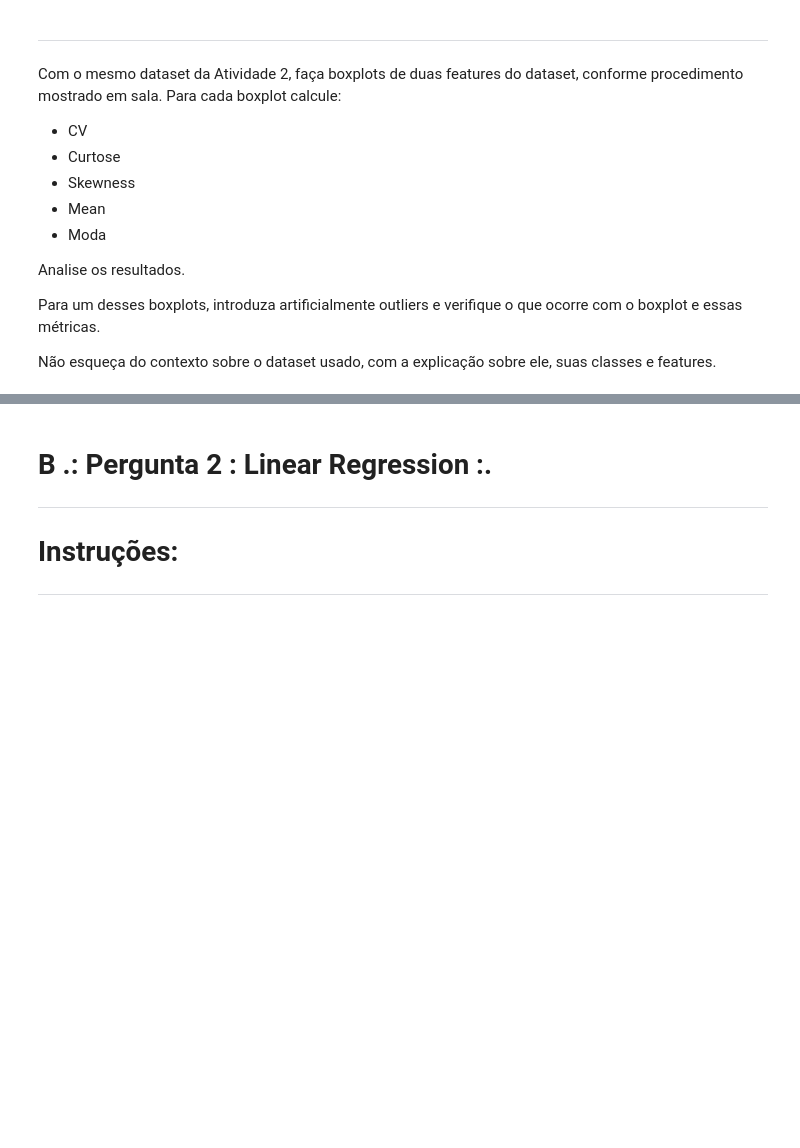
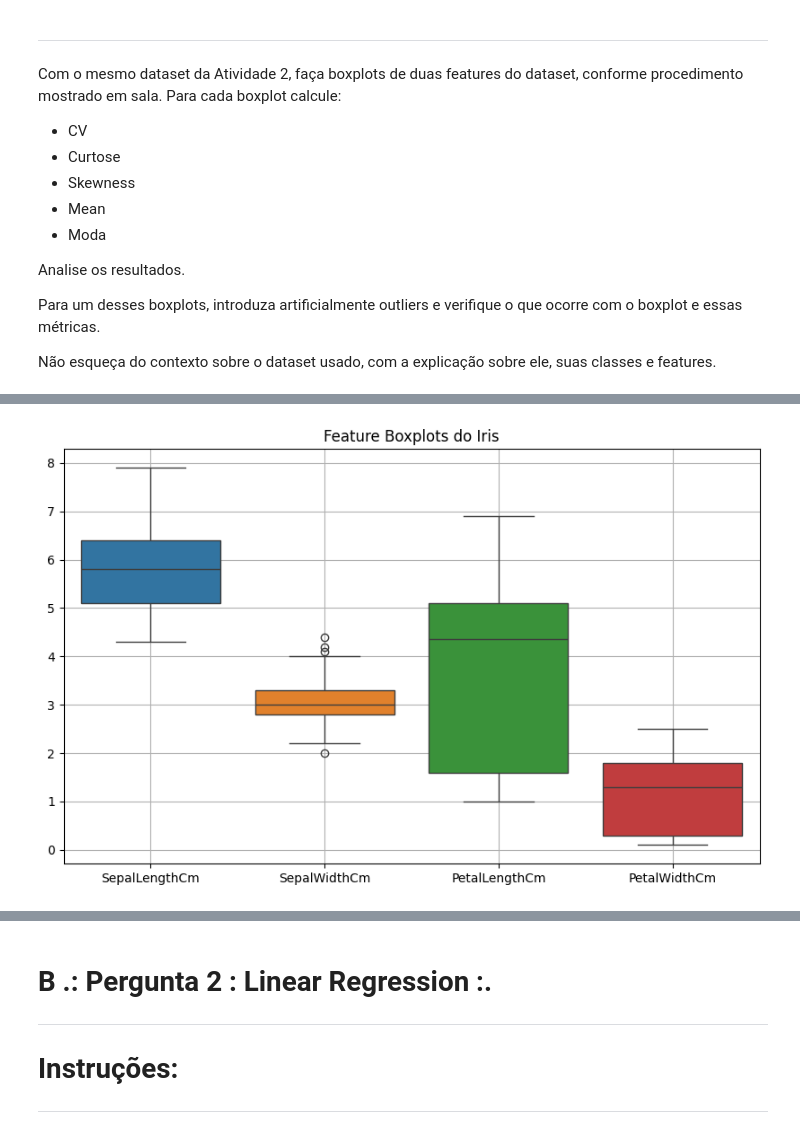
Before and after one commit to jeojildo/fundamentos-int-comp-ciencia-dados, a Jupyter notebook: Atividade_2_1_Linear_Regression_and_Metrics.ipynb, the cells around one changed output, grey strips where cells are left out. Drawn from its saved outputs; the diff is of its cells as text; code cells hidden in the pictures; blank space fills up the shorter version.

```diff
--- a/Atividade_2_1_Linear_Regression_and_Metrics.ipynb
+++ b/Atividade_2_1_Linear_Regression_and_Metrics.ipynb
@@ -57,0 +56,11 @@ Não esqueça do contexto sobre o dataset usado, com a explicação sobre ele, s
+# %%
+#Coding for Boxplots
+import matplotlib.pyplot as plt
+import seaborn as sns
+import plotly.express as px
+import numpy as np
+
+import pandas as pd
+dadosiris = pd.read_csv('https://raw.githubusercontent.com/jeojildo/fundamentos-int-comp-ciencia-dados/refs/heads/main/Iris.csv')
+df = pd.DataFrame(dadosiris)
+df
@@ -57,0 +81,8 @@ Não esqueça do contexto sobre o dataset usado, com a explicação sobre ele, s
+# %%
+plt.figure(figsize=(10, 6))
+sns.boxplot(data=df.iloc[:, 1:5])  # Evite a primeira coluna Id
+plt.title('Feature Boxplots do Iris')
+plt.grid(True)
+plt.show()
+# %% [output]
+[figure, added]
```
Also changed, not shown: parts of 6 cells of this notebook.
